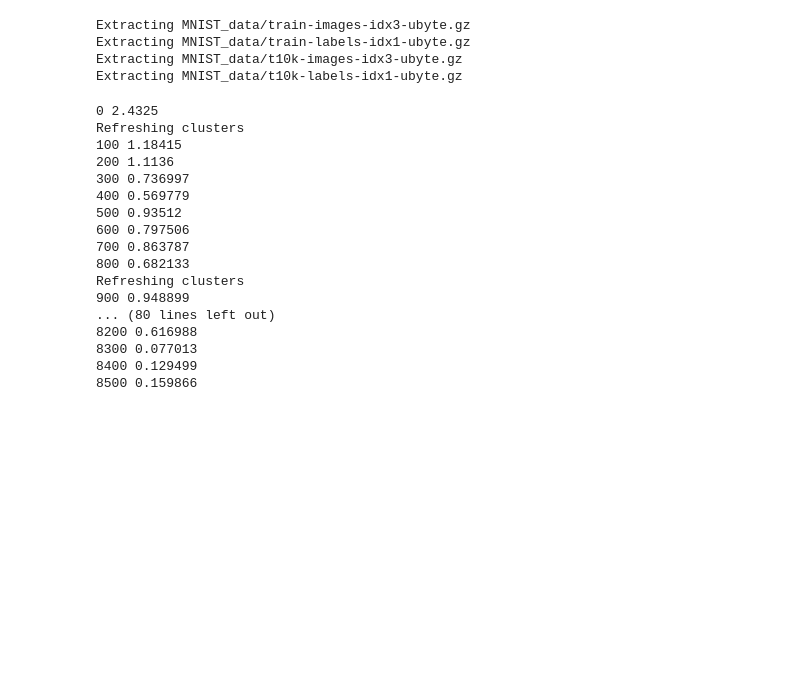
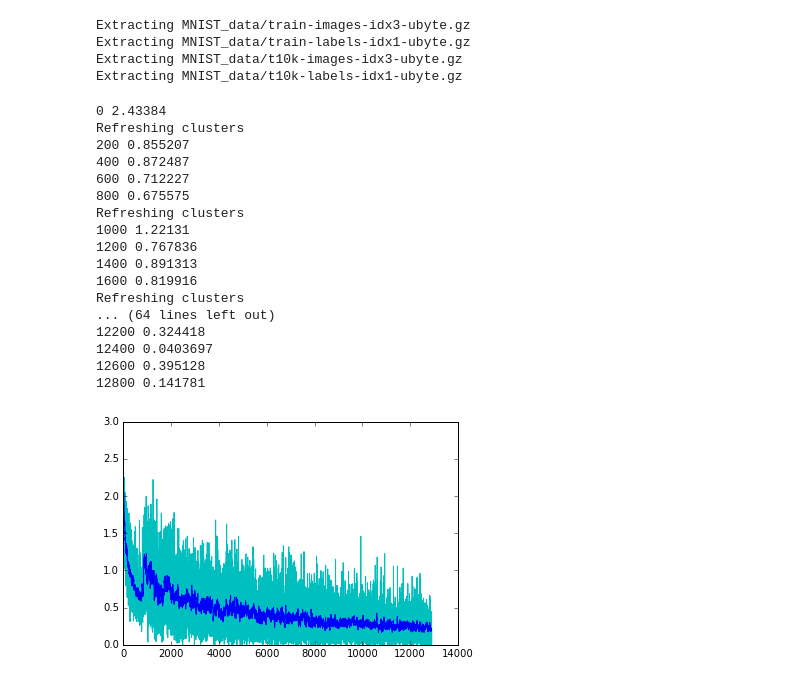
Before and after one commit to pumpikano/tf-magnet-loss, a Jupyter notebook: mnist-magnet-loss.ipynb, the cells around one changed output. Drawn from its saved outputs; the diff is of its cells as text; code cells hidden in the pictures; blank space fills up the shorter version.

```diff
--- a/mnist-magnet-loss.ipynb
+++ b/mnist-magnet-loss.ipynb
@@ -210,11 +69,11 @@ X = mnist.train.images
 y = mnist.train.labels
 
 # Define model and training parameters
+emb_dim = 2
+n_epochs = 15
 epoch_steps = int(ceil(float(X.shape[0]) / batch_size))
-emb_dim = 2
-num_steps = epoch_steps * 10
+n_steps = epoch_steps * 15
 cluster_refresh_interval = epoch_steps
-
 
 
 sess = tf.InteractiveSession()
@@ -233,60 +92,60 @@ train_op = tf.train.AdamOptimizer(1e-4).minimize(train_loss)
 sess.run(tf.initialize_all_variables())
 
 
-
-def compute_reps(extract_fn, X, chunk_size):
-    chunks = int(ceil(float(X.shape[0]) / chunk_size))
-    reps = []
-    for i in range(chunks):
-        start = i * chunk_size
-        stop = start + chunk_size
-        chunk_reps = extract_fn(X[start:stop])
-        reps.append(chunk_reps)
-    return np.vstack(reps)
-
 # Get initial embedding
 extract = lambda x: sess.run(model.emb, feed_dict={model.inputs: x})
 initial_reps = compute_reps(extract, X, 400)
 
 
 # Create batcher
 batch_builder = ClusterBatchBuilder(mnist.train.labels, k, m, d)
 batch_builder.update_clusters(initial_reps)
 
-for i in range(num_steps):
+batch_losses = []
+for i in range(n_steps):
 
+    # Sample batch and do forward-backward
     batch_example_inds, batch_class_inds = batch_builder.gen_batch()
     feed_dict = {model.inputs: X[batch_example_inds], class_inds: batch_class_inds}
-    _, batch_loss = sess.run([train_op, train_loss], feed_dict=feed_dict)
+    _, batch_loss, batch_example_losses = \
+        sess.run([train_op, train_loss, losses], feed_dict=feed_dict)
 
-    if not i % 100:
+    # Update loss index
+    batch_builder.update_losses(batch_example_inds, batch_example_losses)
+
+    batch_losses.append(batch_loss)
+    if not i % 200:
         print i, batch_loss
 
     if not i % cluster_refresh_interval:
         print 'Refreshing clusters'
         reps = compute_reps(extract, X, 400)
         batch_builder.update_clusters(reps)
 
 final_reps = compute_reps(extract, X, 400)
 
 sess.close()
 tf.reset_default_graph()
+
+# Plot loss curve
+plot_smooth(batch_losses)
 # %% [output]
-0 2.4325
+0 2.43384
 Refreshing clusters
-100 1.18415
-200 1.1136
-300 0.736997
-400 0.569779
-500 0.93512
-600 0.797506
-700 0.863787
-800 0.682133
+200 0.855207
+400 0.872487
+600 0.712227
+800 0.675575
 Refreshing clusters
-900 0.948899
-... (80 lines left out)
-8200 0.616988
-8300 0.077013
-8400 0.129499
-8500 0.159866
+1000 1.22131
+1200 0.767836
+1400 0.891313
+1600 0.819916
+Refreshing clusters
+... (64 lines left out)
+12200 0.324418
+12400 0.0403697
+12600 0.395128
+12800 0.141781
+[figure, added]
 # %%
```
Also changed, not shown: parts of 4 cells of this notebook, 4 other files.
